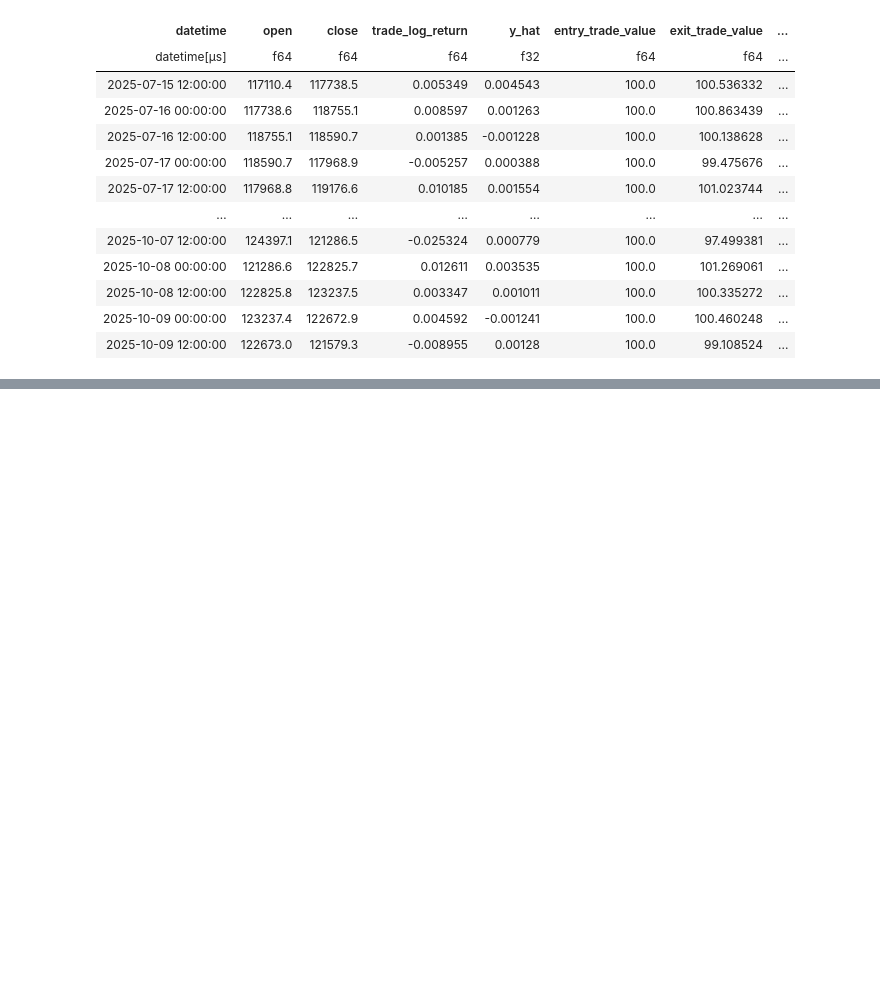
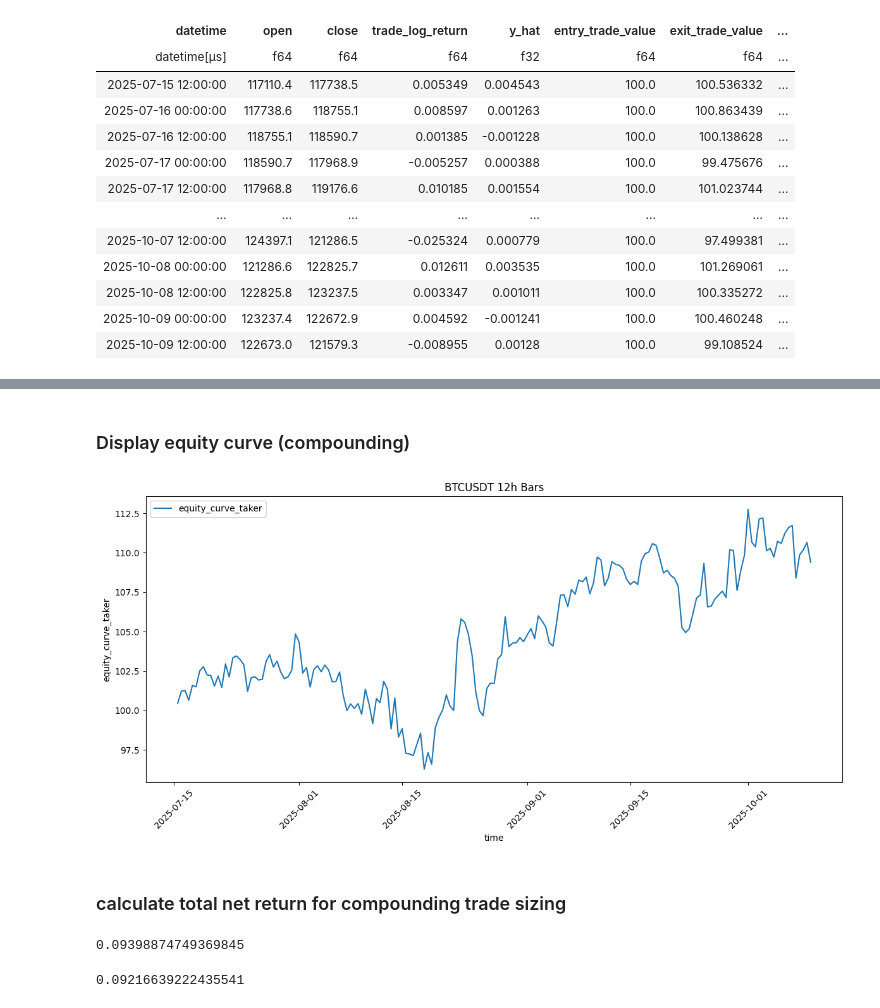
Before and after one commit to MichaelLy766/ML-Systematic-Trading-Engine, a Jupyter notebook: trading_strat.ipynb, the cells around one changed output, grey strips where cells are left out. Drawn from its saved outputs; the diff is of its cells as text; code cells hidden in the pictures; blank space fills up the shorter version.

```diff
--- a/trading_strat.ipynb
+++ b/trading_strat.ipynb
@@ -282,0 +384,10 @@ shape: (173, 9)
+# %%
+trades = trades.with_columns(
+    ((pl.col('cum_trade_log_return').exp()) * capital).shift().fill_null(capital).alias('entry_trade_value'),
+    ((pl.col('cum_trade_log_return').exp()) * capital).alias('exit_trade_value')
+).with_columns(
+    (pl.col('entry_trade_value') / pl.col('open') * pl.col('dir_signal')).alias('signed_trade_qty'),
+    (pl.col('exit_trade_value') - pl.col('entry_trade_value')).alias('trade_gross_pnl'),
+)
+
+trades.select('datetime', 'open', 'close', 'trade_log_return', 'entry_trade_value', 'exit_trade_value', 'signed_trade_qty', 'trade_gross_pnl')
@@ -282,0 +411,3 @@ shape: (173, 9)
+# %%
+trades = research.add_tx_fees(trades, binance.MAKER_FEE, binance.TAKER_FEE)
+trades.select('datetime', 'entry_trade_value', 'exit_trade_value', 'tx_fee_maker', 'tx_fee_taker')
@@ -282,0 +431,6 @@ shape: (173, 9)
+# %%
+trades = trades.with_columns(
+    (pl.col('trade_gross_pnl') - pl.col('tx_fee_taker')).alias('trade_net_taker_pnl')
+)
+
+trades.select('datetime', 'open', 'close', 'close_log_return', 'y_hat', 'entry_trade_value', 'exit_trade_value', 'trade_gross_pnl', 'trade_net_taker_pnl')
@@ -282,0 +452,18 @@ shape: (173, 9)
+# %% [markdown]
+### Display equity curve (compounding)
+# %%
+trades = research.add_equity_curve(trades, capital, 'trade_net_taker_pnl', 'taker')
+research.plot_static_timeseries(trades, sym, 'equity_curve_taker', time_interval)
+# %% [output]
+[figure, added]
+# %% [markdown]
+### calculate total net return for compounding trade sizing
+# %%
+compound_total_net_return = trades['equity_curve_taker'][-1] / capital - 1
+compound_total_net_return
+# %% [output]
+0.09398874749369845
+# %%
+constant_sizing_net_return
+# %% [output]
+0.09216639222435541
```
Also changed, not shown: parts of 17 cells of this notebook.
